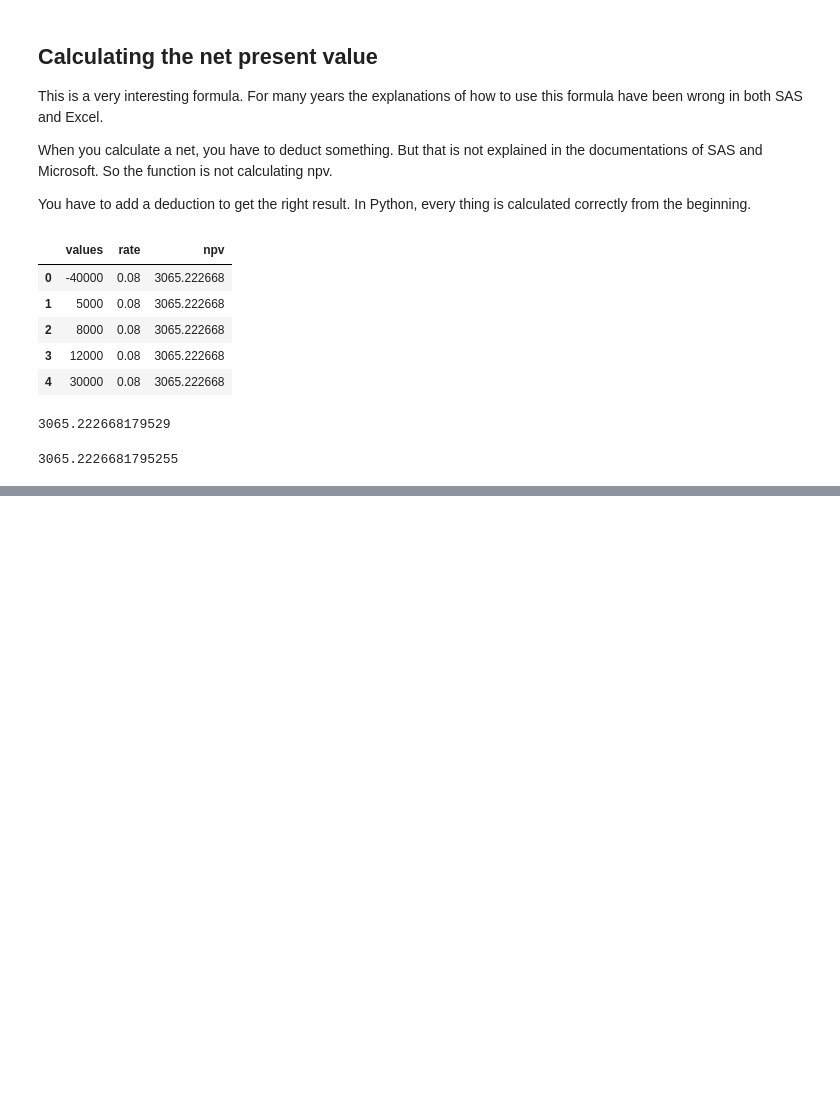
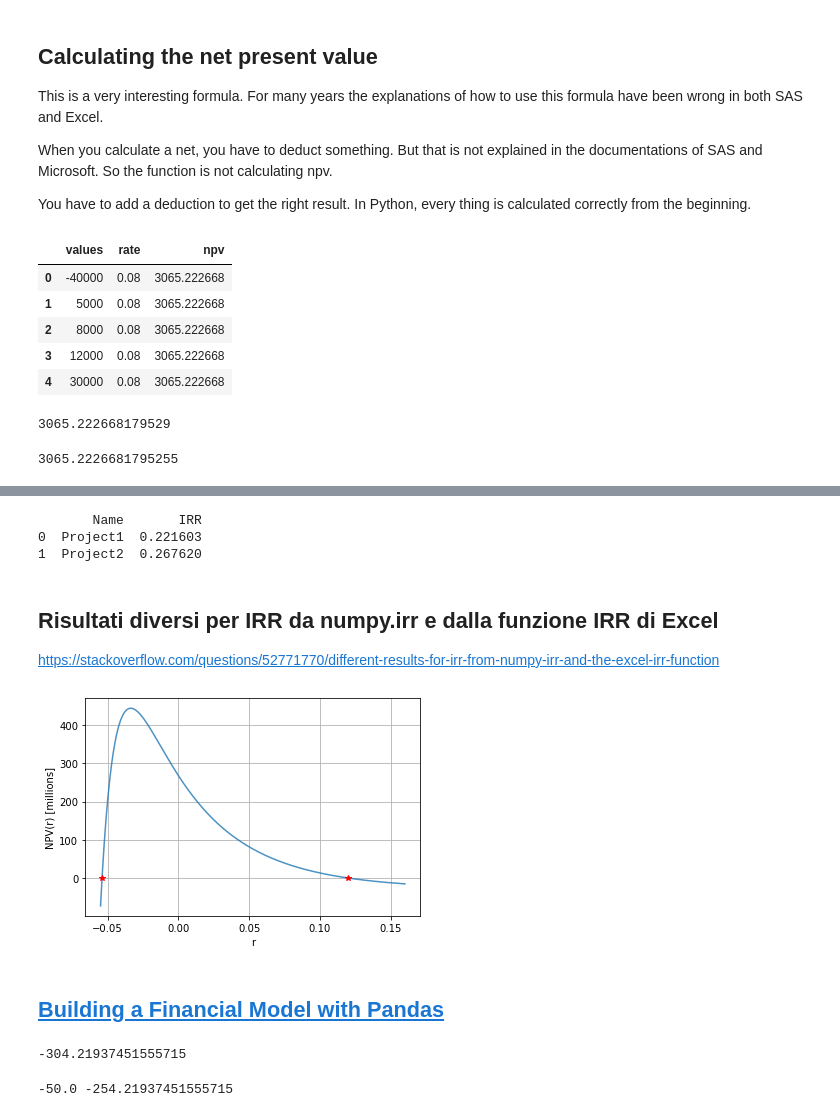
Before and after one commit to paolovolterra/MatematicaFinanziaria, a Jupyter notebook: MatematicaFinanziaria.ipynb, the cells around one changed output, grey strips where cells are left out. Drawn from its saved outputs; the diff is of its cells as text; code cells hidden in the pictures; blank space fills up the shorter version.

```diff
--- a/MatematicaFinanziaria.ipynb
+++ b/MatematicaFinanziaria.ipynb
@@ -222,0 +250,53 @@ npf.npv(rate,investment+cashflow)
+# %%
+irr1 = npf.irr(project1_cf["cf"])
+irr2 = npf.irr(project2_cf["cf"])
+irr_df = pd.DataFrame({"Name":["Project1", "Project2"],
+                      "IRR":[irr1, irr2]})
+print(irr_df)
+# %% [output]
+       Name       IRR
+0  Project1  0.221603
+1  Project2  0.267620
+# %% [markdown]
+## Risultati diversi per IRR da numpy.irr e dalla funzione IRR di Excel
+https://stackoverflow.com/questions/52771770/different-results-for-irr-from-numpy-irr-and-the-excel-irr-function
+# %%
+import matplotlib.pyplot as plt
+
+
+w = np.array([   -56501, -14918073,  -1745198, -20887403,  -9960686, -31076934,
+                      0,         0,  11367846,  26736802,  -2341940,  20853917,
+               22166416,  19214094,  23056582, -11227178,  18867100,  24947517,
+               28733869,  24707603, -17030396,   7753089,  27526723,  31534327,
+               26726270, -24607953,  11532035,  29444013,  24350595,  30140678,
+              -33262793,   5640172,  32846900,  38165710,  31655489, -74343373,
+                      0,         0,         0,         0,         0,         0,
+                      0,         0,         0,         0,         0,         0,
+                      0,         0,         0,         0,         0,         0,
+                      0,         0,         0,         0,         0,         0,
+                      0,         0,         0,         0,         0,         0,
+                      0,         0,         0,         0,         0,         0,
+                      0,         0,         0,         0,         0,         0,
+                      0,         0,         0,         0,         0,         0,
+                      0,  -8727068])
+
+r_excel = 0.1200963665
+
+r_numpy = npf.irr(w)
+
+rr = np.linspace(-0.055, 0.16, 500)
+npvals = np.array([npf.npv(r, w) for r in rr])
+
+plt.plot(rr, npvals/1e6, alpha=0.8)
+plt.plot(r_numpy, 0, 'r*')
+plt.plot(r_excel, 0, 'r*')
+
+plt.grid(True)
+plt.xlabel('r')
+plt.ylabel('NPV(r) [millions]')
+
+plt.show()
+# %% [output]
+[figure, added]
+# %% [markdown]
+## [Building a Financial Model with Pandas](https://pbpython.com/amortization-model-revised.html)
@@ -222,0 +312,18 @@ npf.npv(rate,investment+cashflow)
+# %%
+pmt = npf.pmt(Interest_Rate/Payments_Year, Years*Payments_Year, Principal)
+pmt
+# %% [output]
+-304.21937451555715
+# %%
+# Period to calculate
+per = 1
+
+# Calculate the interest
+ipmt = npf.ipmt(Interest_Rate/Payments_Year, per, Years*Payments_Year, Principal)
+
+# Calculate the principal
+ppmt = npf.ppmt(Interest_Rate/Payments_Year, per, Years*Payments_Year, Principal)
+
+print(ipmt, ppmt)
+# %% [output]
+-50.0 -254.21937451555715
```
Also changed, not shown: parts of 20 cells of this notebook.
